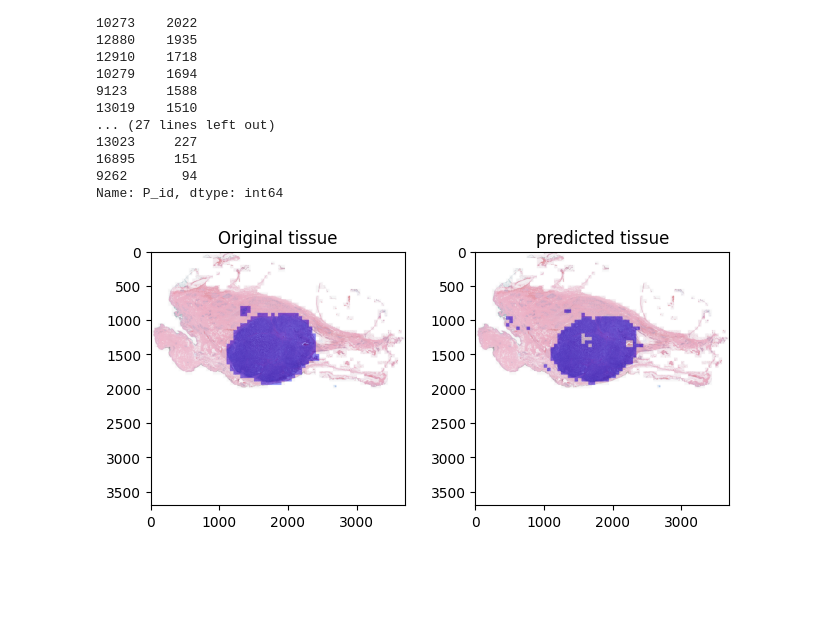
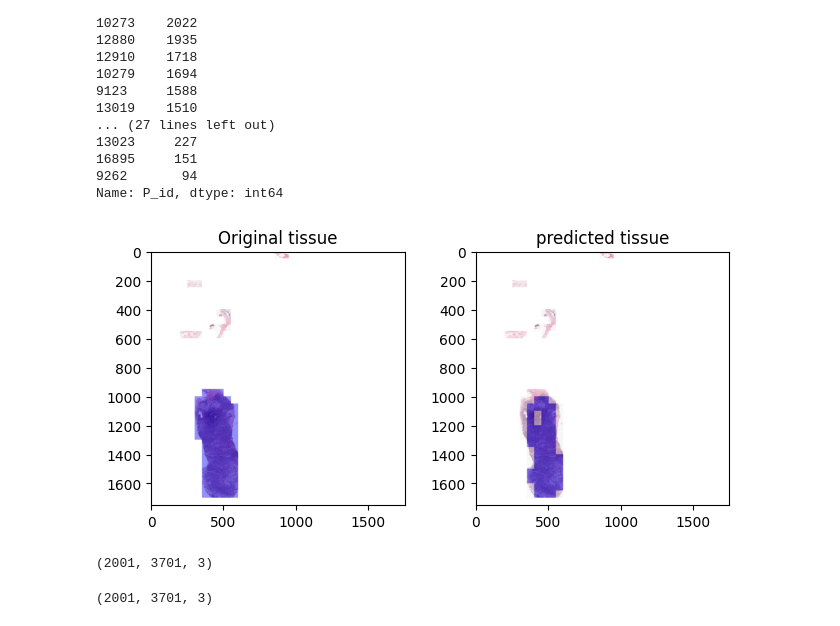
Before and after one commit to SingarajuP/LHL_PROJECT, a Jupyter notebook: notebooks/cnnmodel_sgd_imbalance.ipynb, the cells around one changed output. Cells and saved outputs as stored; diff of their text form; code cells hidden in the pictures; blank space fills up the shorter version.

```diff
--- a/notebooks/cnnmodel_sgd_imbalance.ipynb
+++ b/notebooks/cnnmodel_sgd_imbalance.ipynb
@@ -349 +347,5 @@ y_p
 array([[1]])
+# %%
+img = Image.open("../data/raw/8959/1/8959_idx5_x901_y301_class1.png")  # for example (3456, 5184, 3)
+img = np.asarray(img)
+pic=img / 255
@@ -437,12 +496,12 @@ prediction_df.P_id.value_counts()
 Name: P_id, dtype: int64
 # %%
 fig, axes = plt.subplots(1, 2)
-img1 = original_breast_tissue(13019)
-img2 = predicted_breast_tissue(13019)
+img1 = original_breast_tissue(9262)
+img2 = predicted_breast_tissue(9262)
 axes[0].imshow(img1)
 axes[1].imshow(img2)
 axes[0].title.set_text('Original tissue')
 axes[1].title.set_text('predicted tissue')
 #This has more false negatives
 # %% [output]
-[figure, old version]
+[figure, new version]
@@ -448,0 +531,8 @@ axes[1].title.set_text('predicted tissue')
+# %%
+save_image = predicted_saveimage(13019)
+# %% [output]
+(2001, 3701, 3)
+# %%
+save_image.shape
+# %% [output]
+(2001, 3701, 3)
```
Also changed, not shown: parts of 11 cells of this notebook, 8 other files.
